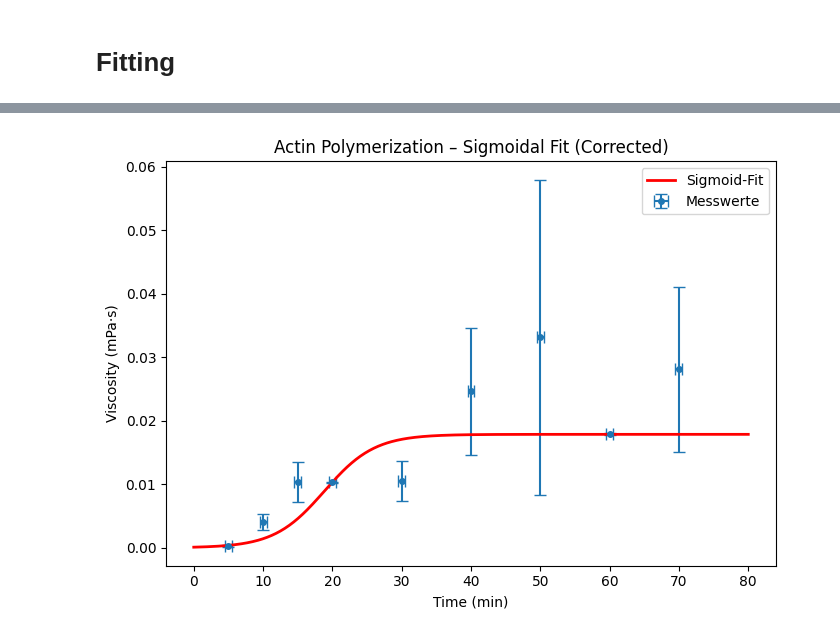
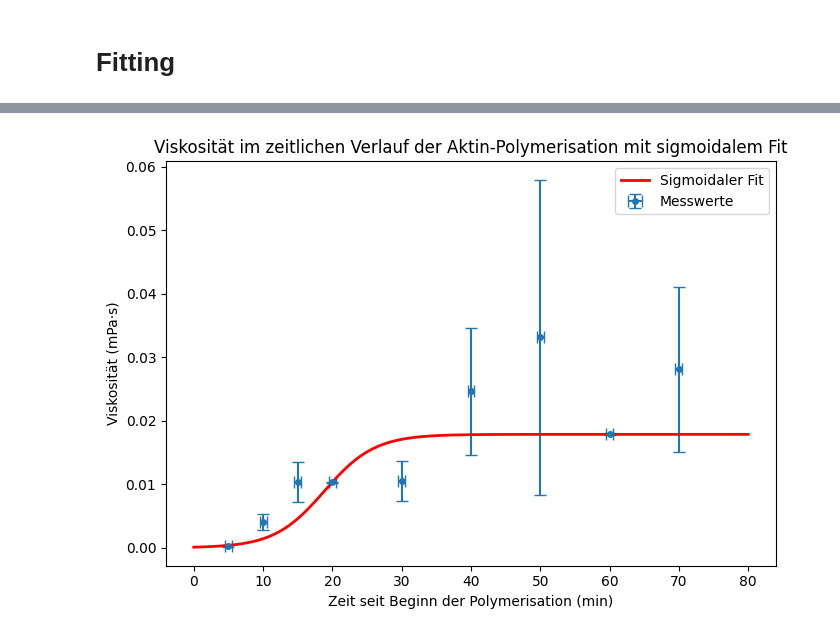
Before and after one commit to DaSch314/BPC-FILM, a Jupyter notebook: Aktinfitting1.ipynb, the cells around one changed output, grey strips where cells are left out. Cells and saved outputs as stored; diff of their text form; code cells hidden in the pictures.

```diff
--- a/Aktinfitting1.ipynb
+++ b/Aktinfitting1.ipynb
@@ -19,7 +19,7 @@ Requirement already satisfied: six>=1.5 in c:\users\toluc\appdata\local\schrodin
 import pandas as pd
 
 time1_min = [5, 10, 15, 20, 30, 40, 50, 60, 70]
-t1_B_s = [7.35, 42.38, 23.28, 23.27, 30.57, 28.85, 25.49, 29.1, 31.0]
+t1_B_s = [7.35, 13, 23.28, 23.27, 30.57, 28.85, 25.49, 29.1, 31.0]
 winkel1_deg = [30, 30, 45, 45, 60, 75, 75, 75, 75]
 strecke1_cm = [7, 1, 1, 1, 1.6, 1, 1, 1, 1]
 
@@ -328,7 +328,7 @@ Durchmesser 0.11894160774351809 cm
 # %%
 import math
 
-def viscosity_error_formula(K: float, roh_fluid: float, roh_shape: float,
+def viscosity_formula(K: float, roh_fluid: float, roh_shape: float,
                       angle: float, d_tube: float, d_shape: float,
                       g: float, velocity: float):
 
@@ -833,42 +811,42 @@ plt.errorbar(
     label="Messwerte"
 )
 
-plt.plot(t_fit, y_fit, "r-", label="Sigmoid-Fit", linewidth=2)
+plt.plot(t_fit, y_fit, "r-", label="Sigmoidaler Fit", linewidth=2)
 
-plt.xlabel("Time (min)")
-plt.ylabel("Viscosity (mPa·s)")
-plt.title("Actin Polymerization – Sigmoidal Fit (Corrected)")
+plt.xlabel("Zeit seit Beginn der Polymerisation (min)")
+plt.ylabel("Viskosität (mPa·s)")
+plt.title("Viskosität im zeitlichen Verlauf der Aktin-Polymerisation mit sigmoidalem Fit")
 plt.legend()
 plt.tight_layout()
 plt.show()
 
 print("Fit-Parameter:")
 print("A =", A_fit)
 print("B =", B_fit)
 print("k =", k_fit)
 print("t0 =", t0_fit)
 
 # R^2 berechnen
 y_pred = sigmoid(x, *params)
 
 SS_res = np.sum((y - y_pred)**2)
 SS_tot = np.sum((y - np.mean(y))**2)
 
 R2 = 1 - SS_res / SS_tot
 
 print(f"R² = {R2:.4f}")
 
 y_pred = sigmoid(x, *params)
 
 # RMSE
 RMSE = np.sqrt(np.mean((y - y_pred)**2))
 
 # Reduced Chi-Square
 chi2 = np.sum(((y - y_pred) / y_err)**2)
 chi2_red = chi2 / (len(y) - len(params))
 
 print("RMSE =", RMSE)
 print("Reduced Chi² =", chi2_red)
 # %% [output]
-[figure, old version]
+[figure, new version]
 Fit-Parameter:
```
Also changed, not shown: parts of 12 cells of this notebook, 1 other file.
